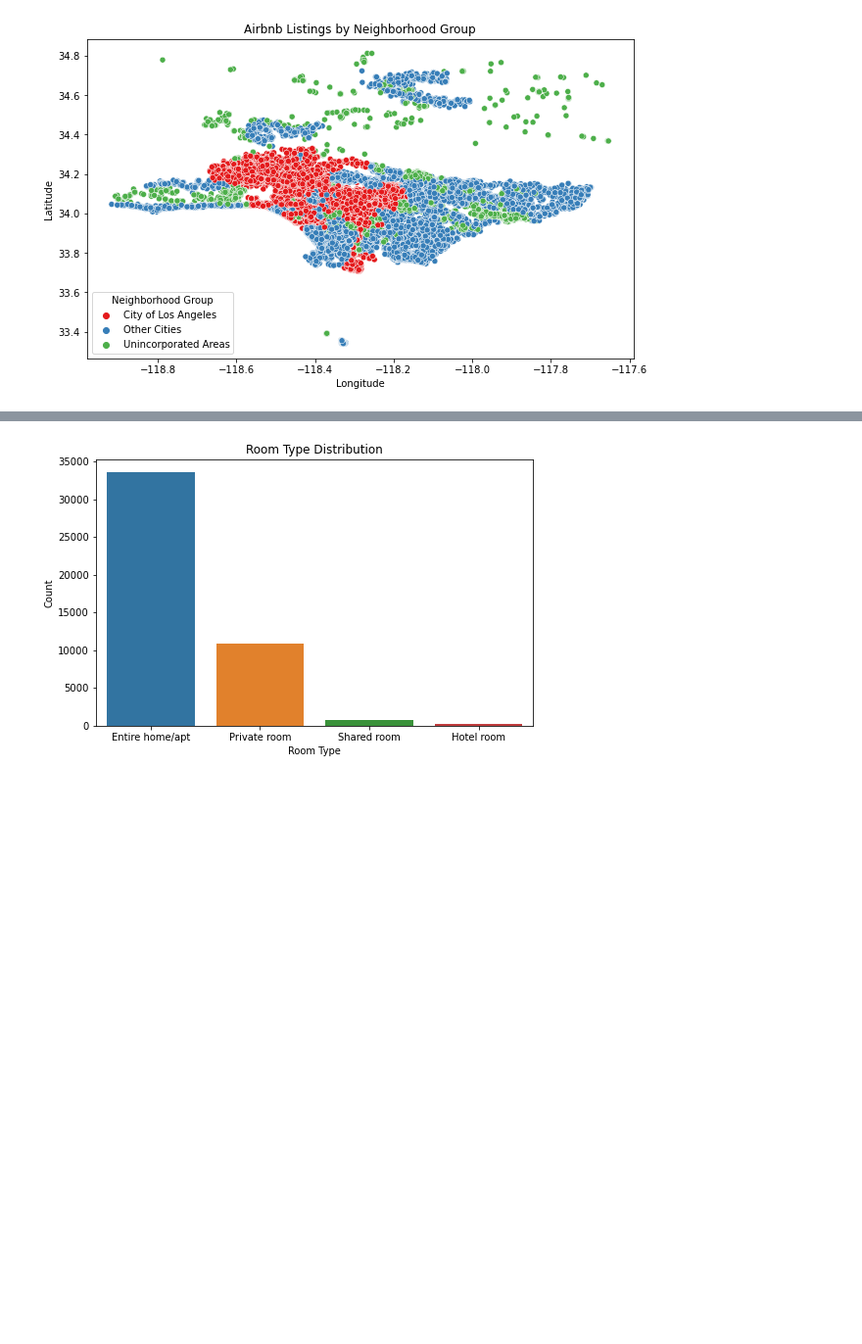
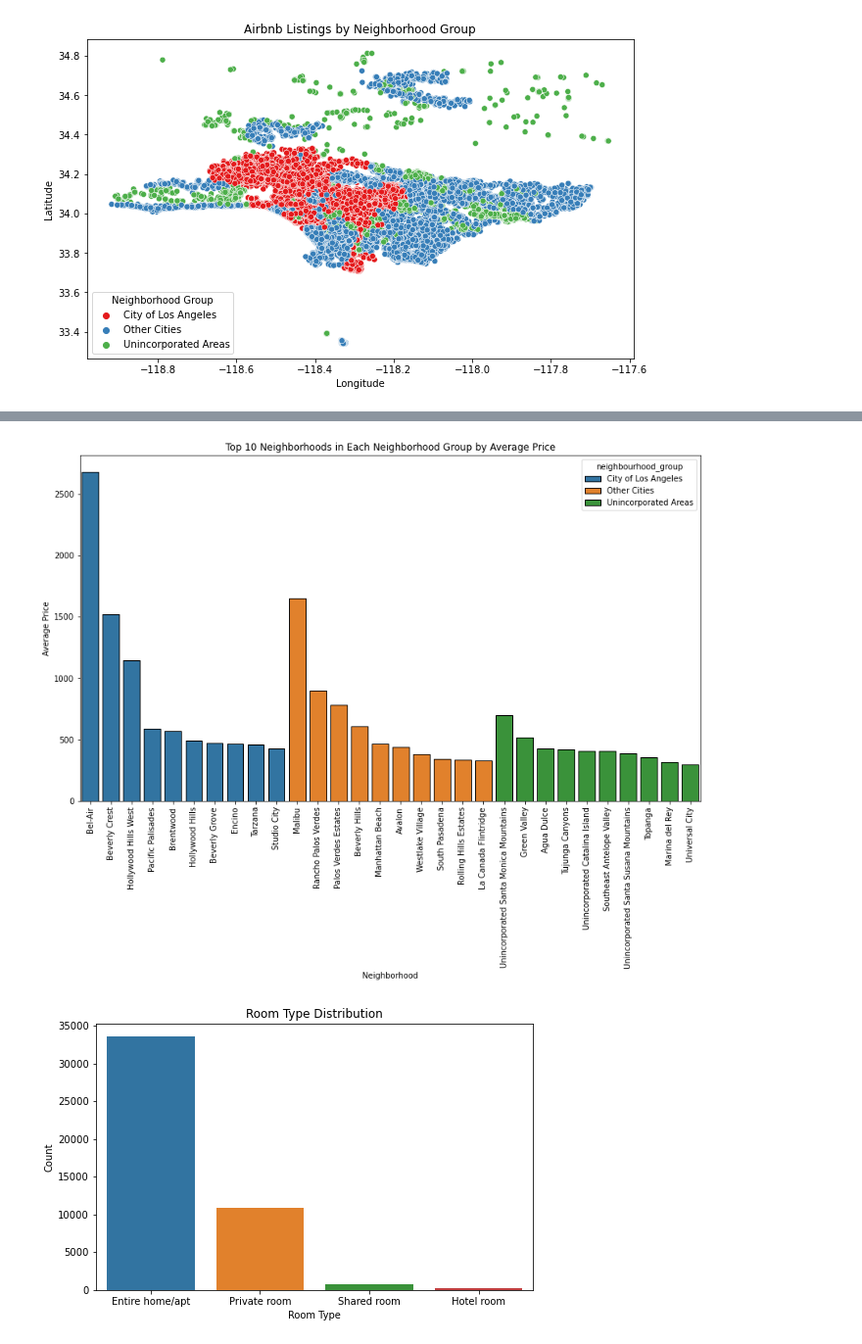
Before and after one commit to siddiq22/AirBnbLA, a Jupyter notebook: AirBnb.ipynb, the cells around one changed output, grey strips where cells are left out. Shown at 98% size. Cells and saved outputs as stored; diff of their text form; code cells hidden in the pictures; blank space fills up the shorter version.

```diff
--- a/AirBnb.ipynb
+++ b/AirBnb.ipynb
@@ -164,3 +197,20 @@ plt.show()
+# %%
+import pandas as pd
+import seaborn as sns
+import matplotlib.pyplot as plt
+
+df_avg_price_neighborhood = df.groupby(['neighbourhood_group', 'neighbourhood'])['price'].mean().reset_index()
+df_top_10_neighborhoods = df_avg_price_neighborhood.groupby('neighbourhood_group').apply(
+    lambda x: x.nlargest(10, 'price')).reset_index(drop=True)
+plt.figure(figsize=(14, 8))
+sns.barplot(data=df_top_10_neighborhoods, x='neighbourhood', y='price', hue='neighbourhood_group', dodge=False, edgecolor='black')
+plt.title('Top 10 Neighborhoods in Each Neighborhood Group by Average Price')
+plt.xlabel('Neighborhood')
+plt.ylabel('Average Price')
+plt.xticks(rotation=90)
+plt.show()
+# %% [output]
+[figure, added]
 # %%
 plt.figure(figsize=(8,5))
 sns.countplot(x='room_type', data=df)
```
Also changed, not shown: parts of 13 cells of this notebook.
